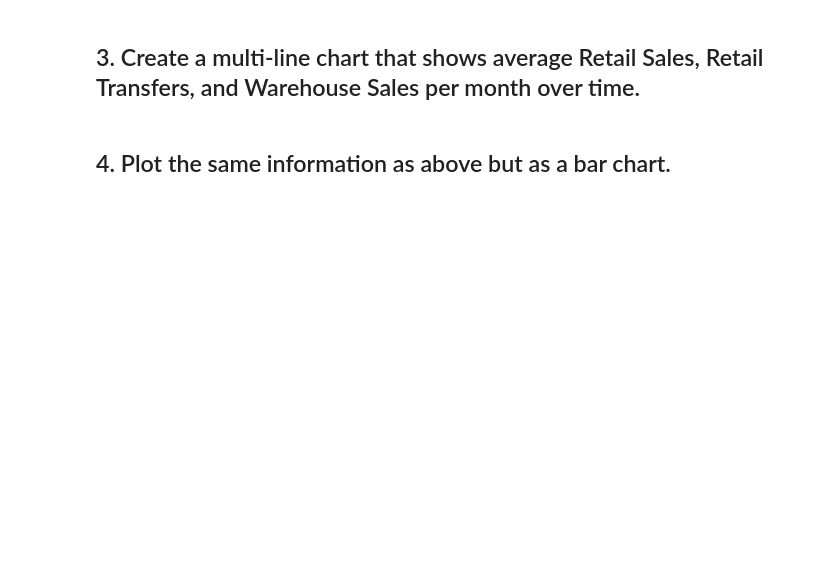
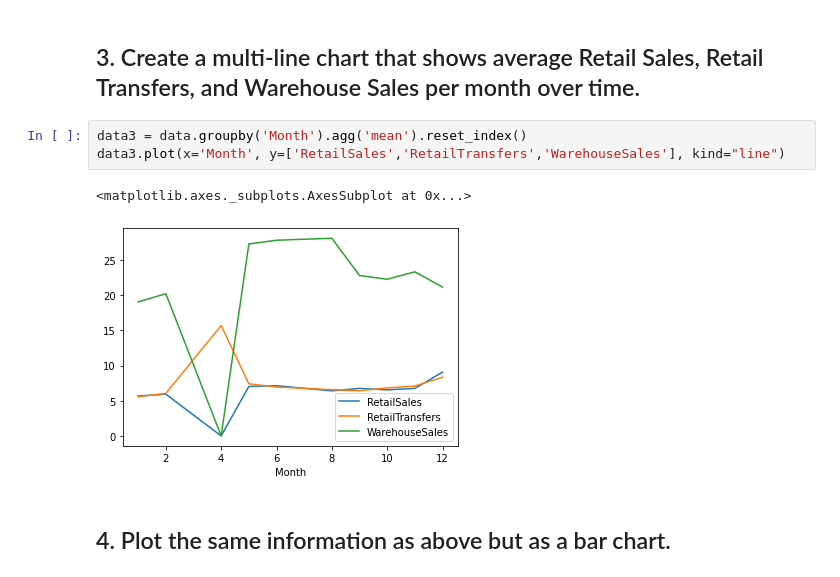
Before and after one commit to ironhack-datalabs/datamad0320, a Jupyter notebook: module-2/lab-plotting-multiple-data-series/your-code/main.ipynb, the cells around one changed output. Saved outputs shown, nothing was run; the diff lists cells and outputs as text; blank space fills up the shorter version.

```diff
--- a/module-2/lab-plotting-multiple-data-series/your-code/main.ipynb
+++ b/module-2/lab-plotting-multiple-data-series/your-code/main.ipynb
@@ -27,4 +42,10 @@ data.head()
 # %% [markdown]
 ## 3. Create a multi-line chart that shows average Retail Sales, Retail Transfers, and Warehouse Sales per month over time.
+# %%
+data3 = data.groupby('Month').agg('mean').reset_index()
+data3.plot(x='Month', y=['RetailSales','RetailTransfers','WarehouseSales'], kind="line")
+# %% [output]
+<matplotlib.axes._subplots.AxesSubplot at 0x...>
+[figure, added]
 # %% [markdown]
 ## 4. Plot the same information as above but as a bar chart.
```
Also changed, not shown: parts of 7 cells of this notebook.
